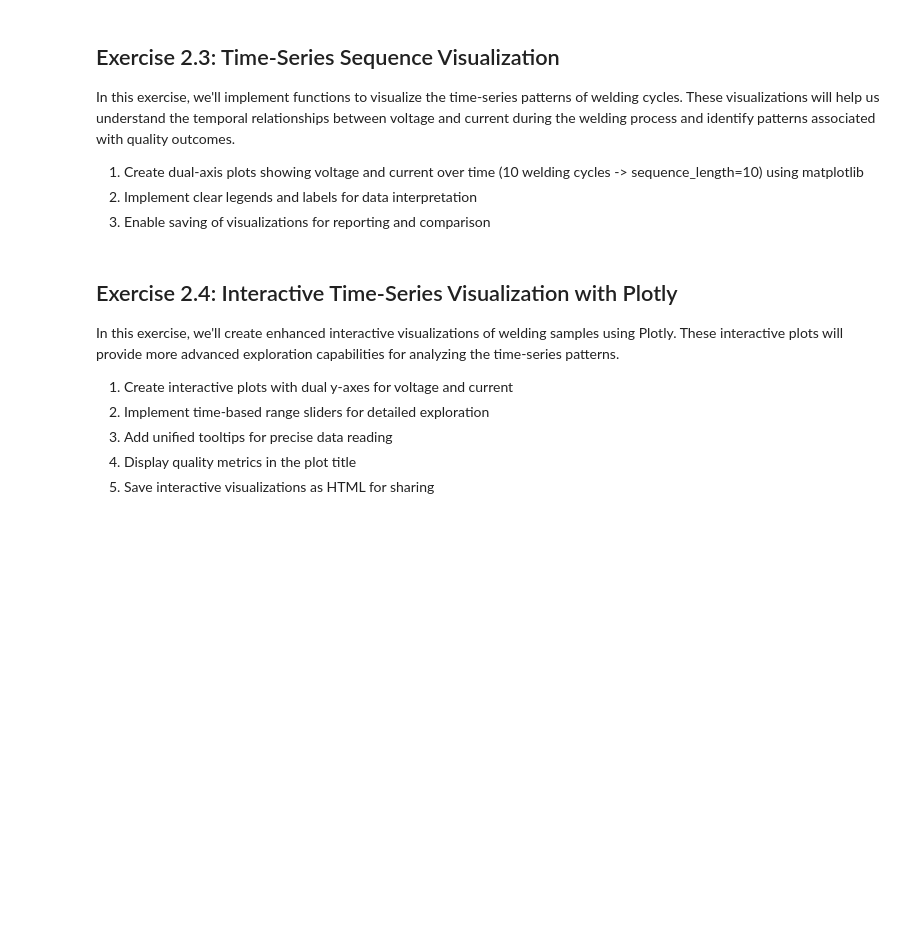
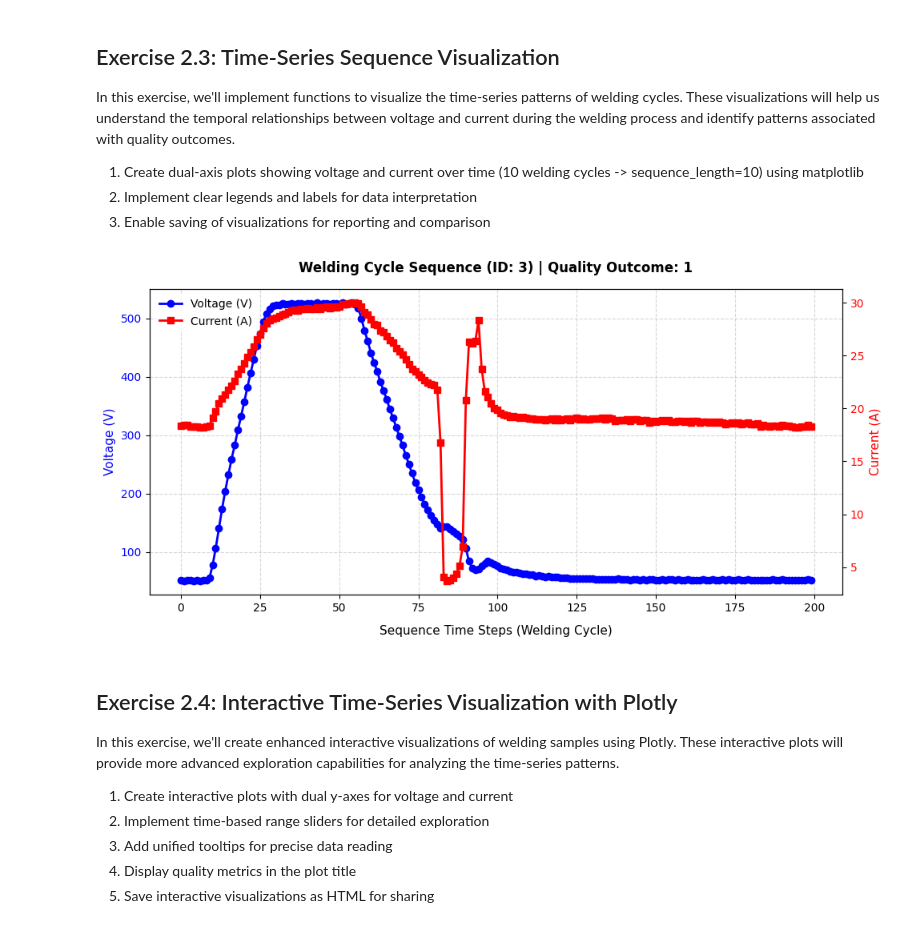
Before and after one commit to mustafahuseynov/applied-machine-learning-project-v2, a Jupyter notebook: ex_02_plot_time_series.ipynb, the cells around one changed output. Saved outputs shown, nothing was run; the diff lists cells and outputs as text; code cells hidden in the pictures; blank space fills up the shorter version.

```diff
--- a/ex_02_plot_time_series.ipynb
+++ b/ex_02_plot_time_series.ipynb
@@ -129,8 +129,44 @@ In this exercise, we'll implement functions to visualize the time-series pattern
 3. Enable saving of visualizations for reporting and comparison
 # %%
 
-data, labels, exp_ids = get_welding_data(data_path, n_samples=100, return_sequences=True, sequence_length=10)
+data, labels, exp_ids = get_welding_data(data_path, n_samples=100, return_sequences=False, sequence_length=10)
 save_path = plot_path / "welding_sample.png"
+# %%
+def plot_welding_sequence(welding_sequence, quality_label, experiment_id):
+  time_steps = np.arange(len(welding_sequence))
+  voltage_data = welding_sequence[:, 0]
+  current_data = welding_sequence[:, 1]
+
+  fig, ax1 = plt.subplots(figsize=(10, 5), dpi=100)
+
+  color_volt = 'blue'
+  line1 = ax1.plot(time_steps, voltage_data, color=color_volt, linewidth=2, marker='o', label='Voltage (V)')
+  ax1.set_xlabel('Sequence Time Steps (Welding Cycle)', fontsize=11, labelpad=10)
+  ax1.set_ylabel('Voltage (V)', color=color_volt, fontsize=11)
+  ax1.tick_params(axis='y', labelcolor=color_volt)
+  ax1.grid(True, linestyle='--', alpha=0.5)
+
+  ax2 = ax1.twinx()
+
+  color_curr = 'red'
+  line2 = ax2.plot(time_steps, current_data, color=color_curr, linewidth=2, marker='s', label='Current (A)')
+  ax2.set_ylabel('Current (A)', color=color_curr, fontsize=11)
+  ax2.tick_params(axis='y', labelcolor=color_curr)
+
+  lines = line1 + line2
+  labels_legend = [l.get_label() for l in lines]
+  ax1.legend(lines, labels_legend, loc='upper left', frameon=True, facecolor='white', edgecolor='none')
+
+  plt.title(f"Welding Cycle Sequence (ID: {experiment_id}) | Quality Outcome: {quality_label}",
+            fontsize=12, pad=15, fontweight='bold')
+
+  plt.tight_layout()
+
+  plt.savefig(save_path, dpi=300, bbox_inches='tight')
+
+plot_welding_sequence(data[0], labels[0], exp_ids[0])
+# %% [output]
+[figure, added]
 # %% [markdown]
 ## Exercise 2.4: Interactive Time-Series Visualization with Plotly
 
```
Also changed, not shown: parts of 1 cell of this notebook, 1 other file.
